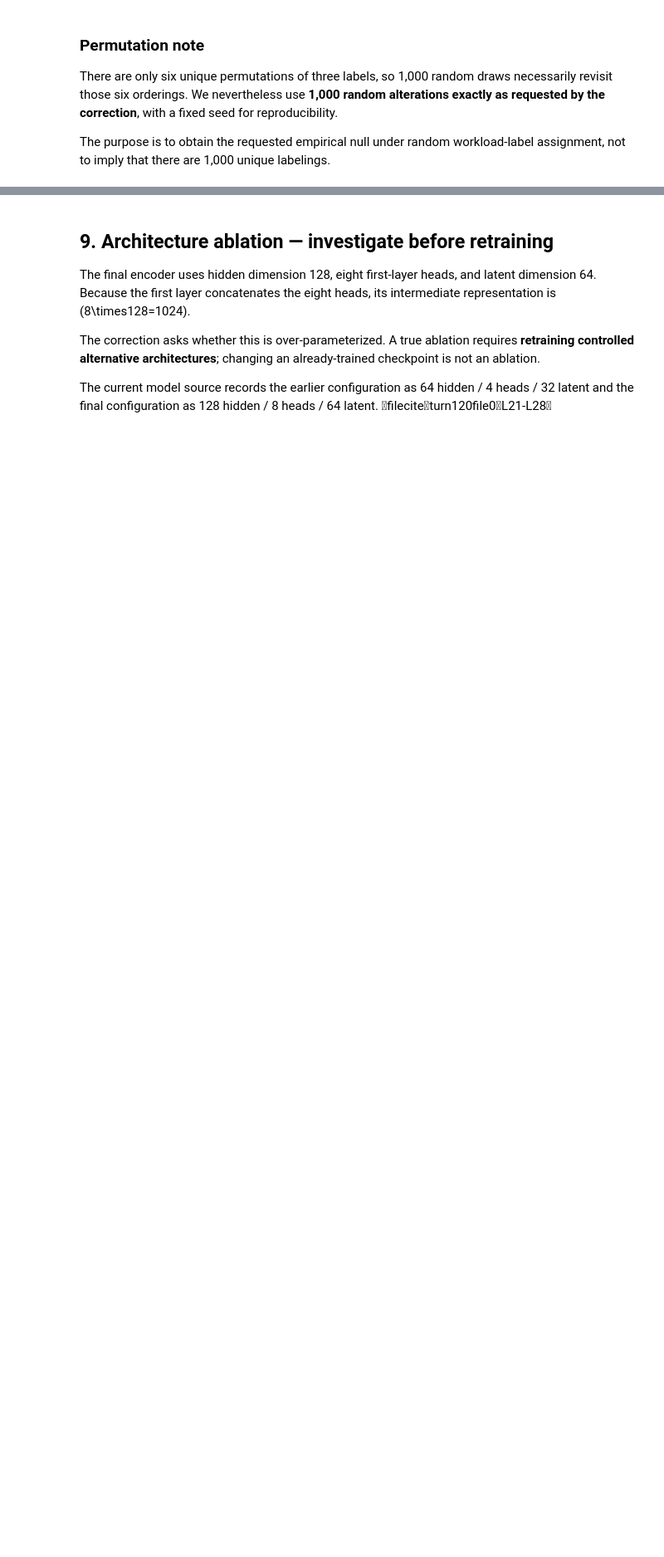
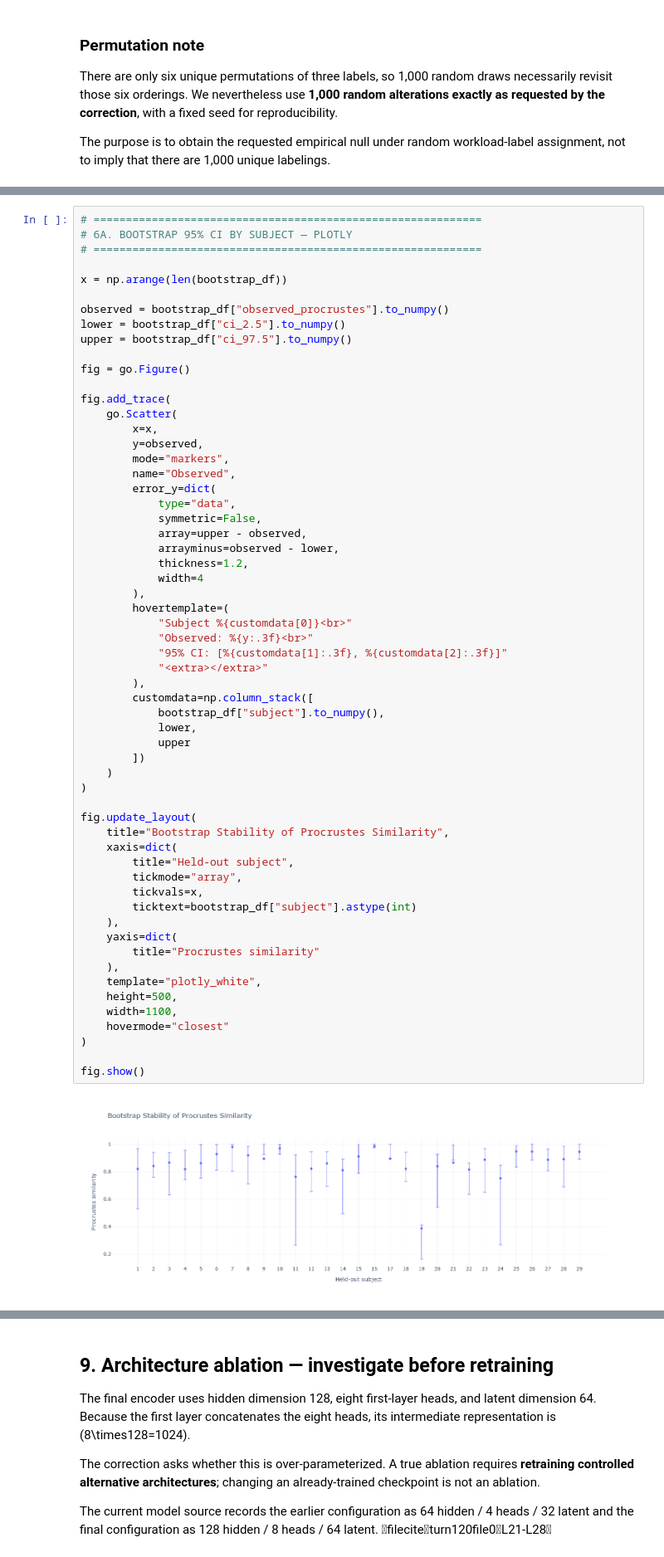
Before and after one commit to VigneshJai-Debug/fignn_cni__project, a Jupyter notebook: notebooks/FIGNN_Research_Validation.ipynb, the cells around one changed output, grey strips where cells are left out. Shown at 83% size. Saved outputs shown, nothing was run; the diff lists cells and outputs as text; blank space fills up the shorter version.

```diff
--- a/notebooks/FIGNN_Research_Validation.ipynb
+++ b/notebooks/FIGNN_Research_Validation.ipynb
@@ -1093 +822,62 @@ Mean REST distances:
+# %%
+# ============================================================
+# 6A. BOOTSTRAP 95% CI BY SUBJECT — PLOTLY
+# ============================================================
+
+x = np.arange(len(bootstrap_df))
+
+observed = bootstrap_df["observed_procrustes"].to_numpy()
+lower = bootstrap_df["ci_2.5"].to_numpy()
+upper = bootstrap_df["ci_97.5"].to_numpy()
+
+fig = go.Figure()
+
+fig.add_trace(
+    go.Scatter(
+        x=x,
+        y=observed,
+        mode="markers",
+        name="Observed",
+        error_y=dict(
+            type="data",
+            symmetric=False,
+            array=upper - observed,
+            arrayminus=observed - lower,
+            thickness=1.2,
+            width=4
+        ),
+        hovertemplate=(
+            "Subject %{customdata[0]}<br>"
+            "Observed: %{y:.3f}<br>"
+            "95% CI: [%{customdata[1]:.3f}, %{customdata[2]:.3f}]"
+            "<extra></extra>"
+        ),
+        customdata=np.column_stack([
+            bootstrap_df["subject"].to_numpy(),
+            lower,
+            upper
+        ])
+    )
+)
+
+fig.update_layout(
+    title="Bootstrap Stability of Procrustes Similarity",
+    xaxis=dict(
+        title="Held-out subject",
+        tickmode="array",
+        tickvals=x,
+        ticktext=bootstrap_df["subject"].astype(int)
+    ),
+    yaxis=dict(
+        title="Procrustes similarity"
+    ),
+    template="plotly_white",
+    height=500,
+    width=1100,
+    hovermode="closest"
+)
+
+fig.show()
+# %% [output]
+[figure, added]
 # %% [markdown]
```
Also changed, not shown: parts of 13 cells of this notebook, 1 other file.
